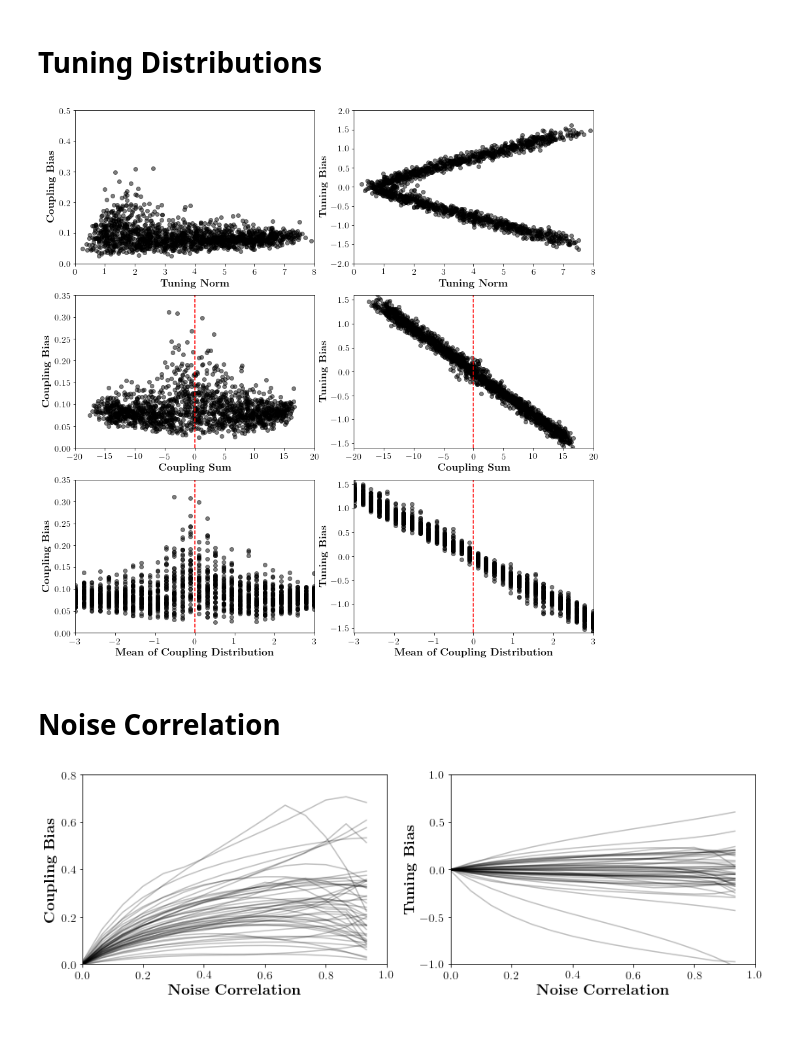
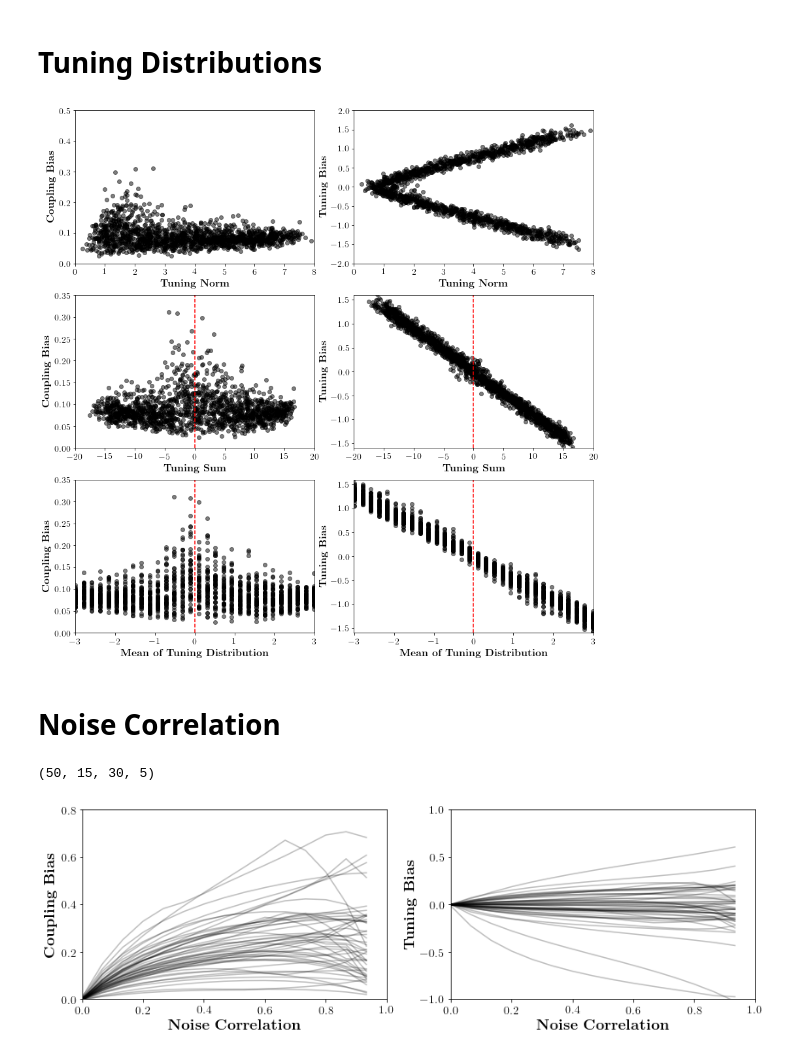
Before and after one commit to BouchardLab/neurobiases, a Jupyter notebook: notebooks/analyze_tc_experiment.ipynb, the cells around one changed output. Drawn from its saved outputs; the diff is of its cells as text; code cells hidden in the pictures.

```diff
--- a/notebooks/analyze_tc_experiment.ipynb
+++ b/notebooks/analyze_tc_experiment.ipynb
@@ -154,36 +158,36 @@ for ax in axes[0]:
 
 axes[0, 0].set_ylim([0, 0.5])
 axes[0, 0].set_ylabel(r'\textbf{Coupling Bias}', fontsize=16)
 axes[0, 1].set_ylim([-2, 2])
 axes[0, 1].set_ylabel(r'\textbf{Tuning Bias}', fontsize=16)
 
 for ax in axes[1]:
     ax.axvline(0, color='red', linestyle='--')
     ax.set_xlim([-20, 20])
-    ax.set_xlabel(r'\textbf{Coupling Sum}', fontsize=16)
+    ax.set_xlabel(r'\textbf{Tuning Sum}', fontsize=16)
     ax.set_ylabel(r'\textbf{Coupling Bias}', fontsize=16)
 
 axes[1, 0].set_ylim([0, 0.35])
 axes[0, 0].set_ylabel(r'\textbf{Coupling Bias}', fontsize=16)
 axes[1, 1].set_ylim([-1.6, 1.6])
 axes[1, 1].set_ylabel(r'\textbf{Tuning Bias}', fontsize=16)
 
 for ax in axes[2]:
     ax.axvline(0, color='red', linestyle='--')
     ax.set_xlim([-3.01, 3.01])
-    ax.set_xlabel(r'\textbf{Mean of Coupling Distribution}', fontsize=16)
+    ax.set_xlabel(r'\textbf{Mean of Tuning Distribution}', fontsize=16)
 
 axes[2, 0].set_ylim([0, 0.35])
 axes[2, 0].set_ylabel(r'\textbf{Coupling Bias}', fontsize=16)
 axes[2, 1].set_ylim([-1.6, 1.6])
 axes[2, 1].set_ylabel(r'\textbf{Tuning Bias}', fontsize=16)
 
 for ax in axes.ravel():
     ax.tick_params(labelsize=14)
 
 plt.tight_layout()
 # %% [output]
-[figure, old version]
+[figure, new version]
 # %% [markdown]
 # Noise Correlation
 # %%
@@ -214,6 +218,10 @@ for model_idx in range(n_models):
             b_bias_temp = b_hats[model_idx, hyp_idx, dataset_idx][current_b != 0] - b_true_nz
             a_bias[model_idx, hyp_idx, dataset_idx] = a_bias_temp
             b_bias[model_idx, hyp_idx, dataset_idx] = b_bias_temp
+# %%
+a_bias.shape
+# %% [output]
+(50, 15, 30, 5)
 # %%
 corrs = np.linspace(0., 1, 15, endpoint=False)
 # %%
```
Also changed, not shown: parts of 1 cell of this notebook, 2 other files.
